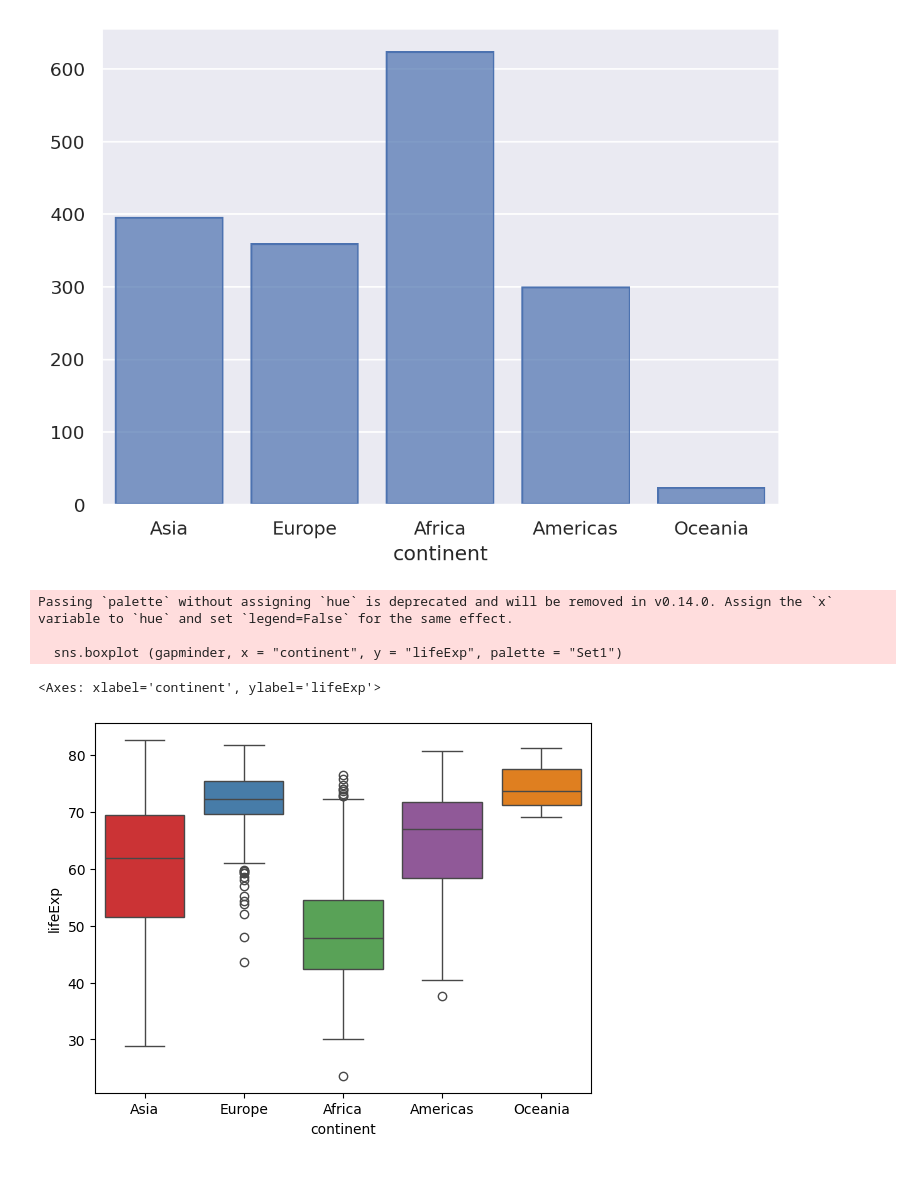
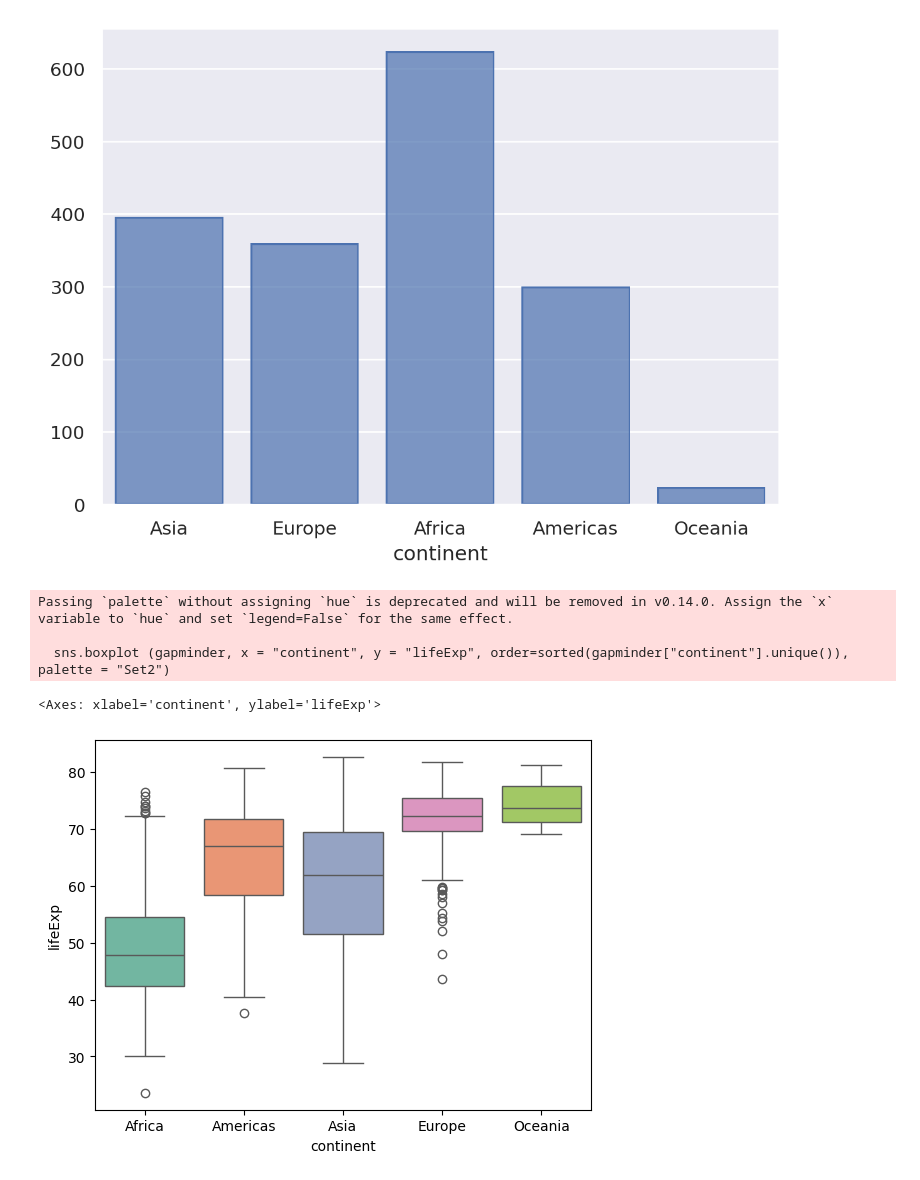
Before and after one commit to sebagarraffo/UBA-LaboDeDatos, a Jupyter notebook: GARRAFFO[3RA_GUIA].ipynb, the cells around one changed output. Drawn from its saved outputs; the diff is of its cells as text; code cells hidden in the pictures.

```diff
--- a/GARRAFFO[3RA_GUIA].ipynb
+++ b/GARRAFFO[3RA_GUIA].ipynb
@@ -195,10 +195,10 @@ so.Plot (data = gapminder , x = "continent")
 [figure]
 # %%
 import seaborn as sns
-sns.boxplot (gapminder, x = "continent", y = "lifeExp", palette = "Set1")
+sns.boxplot (gapminder, x = "continent", y = "lifeExp", order=sorted(gapminder["continent"].unique()), palette = "Set2")
 # %% [output]
 Passing `palette` without assigning `hue` is deprecated and will be removed in v0.14.0. Assign the `x` variable to `hue` and set `legend=False` for the same effect.
 
-  sns.boxplot (gapminder, x = "continent", y = "lifeExp", palette = "Set1")
+  sns.boxplot (gapminder, x = "continent", y = "lifeExp", order=sorted(gapminder["continent"].unique()), palette = "Set2")
 <Axes: xlabel='continent', ylabel='lifeExp'>
-[figure, old version]
+[figure, new version]
```
